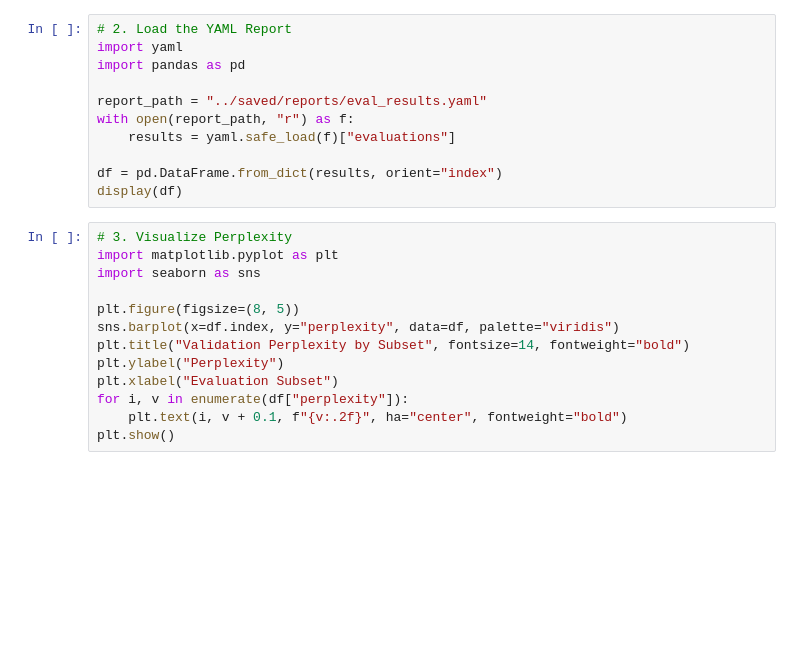
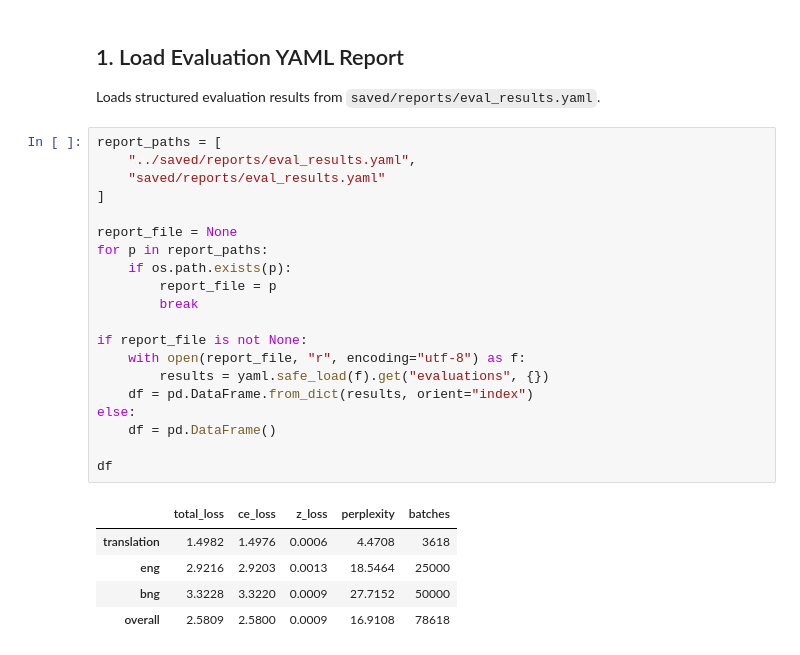
Before and after one commit to ahmed-farhanur-rashid/bangla-gamba, a Jupyter notebook: notebooks/02_perplexity_loss_eval.ipynb, the cells around one changed output. Cells and saved outputs as stored; diff of their text form; blank space fills up the shorter version.

```diff
--- a/notebooks/02_perplexity_loss_eval.ipynb
+++ b/notebooks/02_perplexity_loss_eval.ipynb
@@ -7,24 +17,30 @@ This notebook runs the post-training evaluation across the separate datasets (`b
+# %% [markdown]
+## 1. Load Evaluation YAML Report
+
+Loads structured evaluation results from `saved/reports/eval_results.yaml`.
 # %%
-# 2. Load the YAML Report
-import yaml
-import pandas as pd
+report_paths = [
+    "../saved/reports/eval_results.yaml",
+    "saved/reports/eval_results.yaml"
+]
 
-report_path = "../saved/reports/eval_results.yaml"
-with open(report_path, "r") as f:
-    results = yaml.safe_load(f)["evaluations"]
+report_file = None
+for p in report_paths:
+    if os.path.exists(p):
+        report_file = p
+        break
 
-df = pd.DataFrame.from_dict(results, orient="index")
-display(df)
+if report_file is not None:
+    with open(report_file, "r", encoding="utf-8") as f:
+        results = yaml.safe_load(f).get("evaluations", {})
+    df = pd.DataFrame.from_dict(results, orient="index")
+else:
+    df = pd.DataFrame()
+
+df
+# %% [output]
+|  | total_loss | ce_loss | z_loss | perplexity | batches |
+| translation | 1.4982 | 1.4976 | 0.0006 | 4.4708 | 3618 |
+| eng | 2.9216 | 2.9203 | 0.0013 | 18.5464 | 25000 |
+| bng | 3.3228 | 3.3220 | 0.0009 | 27.7152 | 50000 |
+| overall | 2.5809 | 2.5800 | 0.0009 | 16.9108 | 78618 |
-# %%
-# 3. Visualize Perplexity
-import matplotlib.pyplot as plt
-import seaborn as sns
-
-plt.figure(figsize=(8, 5))
-sns.barplot(x=df.index, y="perplexity", data=df, palette="viridis")
-plt.title("Validation Perplexity by Subset", fontsize=14, fontweight="bold")
-plt.ylabel("Perplexity")
-plt.xlabel("Evaluation Subset")
-for i, v in enumerate(df["perplexity"]):
-    plt.text(i, v + 0.1, f"{v:.2f}", ha="center", fontweight="bold")
-plt.show()
```
Also changed, not shown: parts of 6 cells of this notebook, 3 other files.
